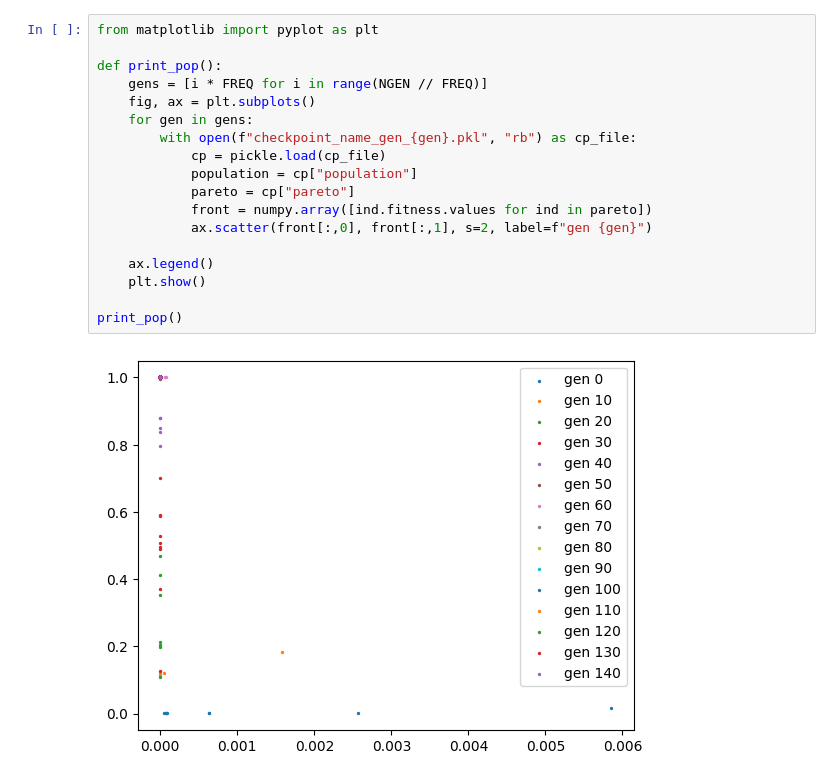
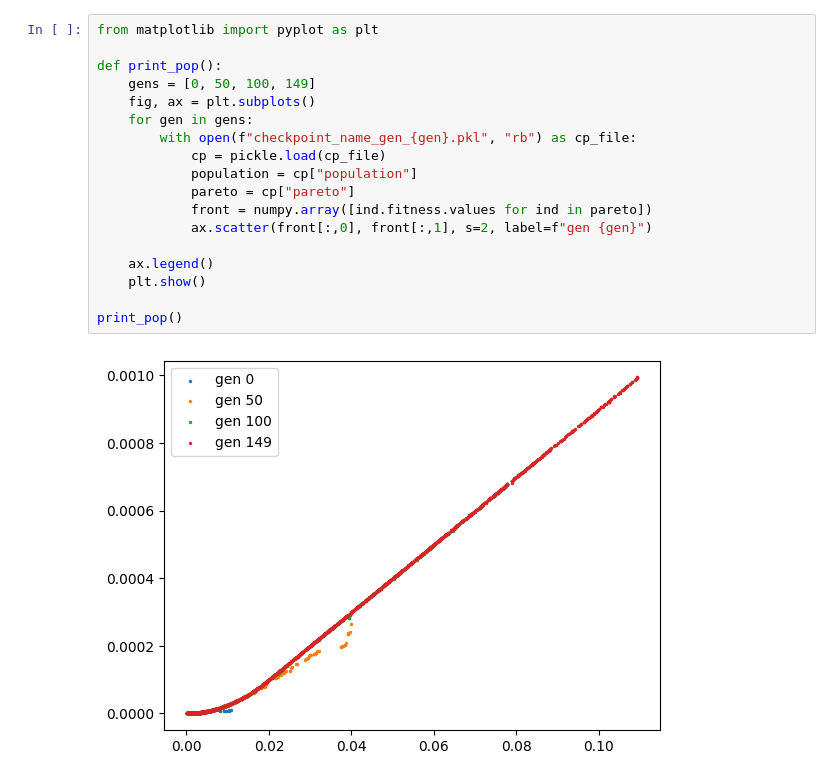
Before and after one commit to HugoxSaraiva/airfoil-optimization-ga, a Jupyter notebook: nsga2.ipynb, the cells around one changed output. Drawn from its saved outputs; the diff is of its cells as text.

```diff
--- a/nsga2.ipynb
+++ b/nsga2.ipynb
@@ -198,23 +182,23 @@ Invalid airfoil surface
 # %%
 from matplotlib import pyplot as plt
 
 def print_pop():
-    gens = [i * FREQ for i in range(NGEN // FREQ)]
+    gens = [0, 50, 100, 149]
     fig, ax = plt.subplots()
     for gen in gens:
         with open(f"checkpoint_name_gen_{gen}.pkl", "rb") as cp_file:
             cp = pickle.load(cp_file)
             population = cp["population"]
             pareto = cp["pareto"]
             front = numpy.array([ind.fitness.values for ind in pareto])
             ax.scatter(front[:,0], front[:,1], s=2, label=f"gen {gen}")
 
     ax.legend()
     plt.show()
 
 print_pop()
 # %% [output]
-[figure, old version]
+[figure, new version]
 # %%
 
 import matplotlib.pyplot as plt
```
Also changed, not shown: parts of 4 cells of this notebook, 4 other files.
